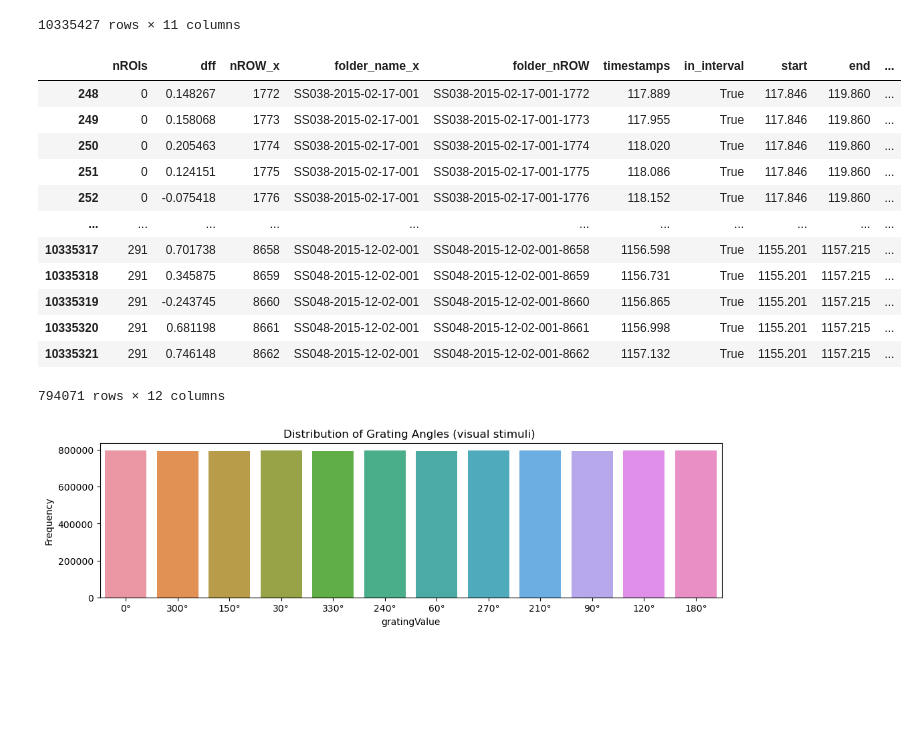
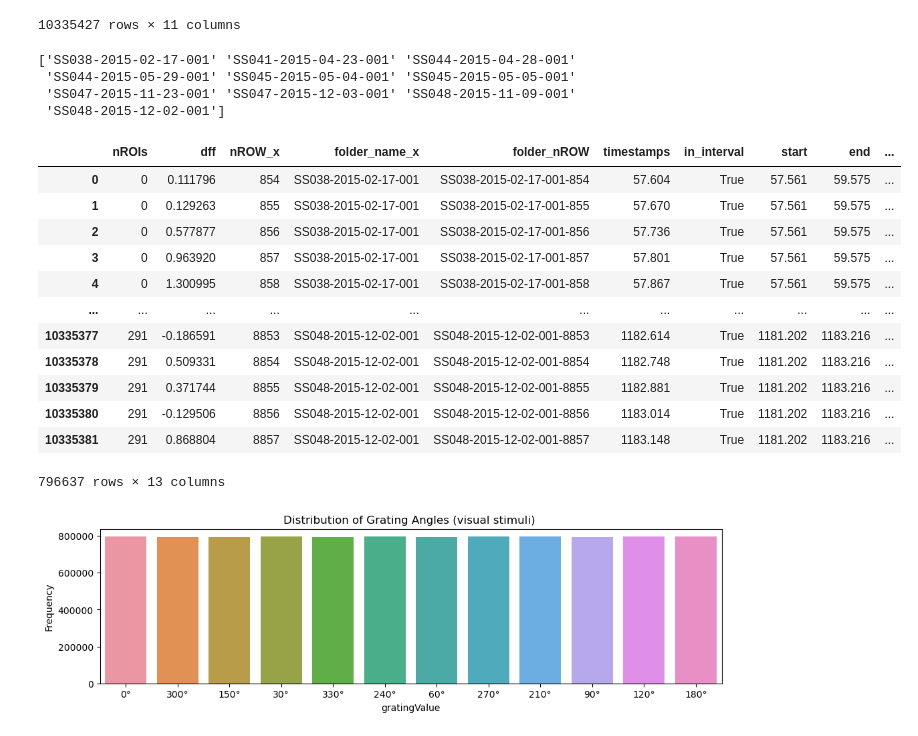
Before and after one commit to FelipeMartin9999/The_neural_encoding_of_visual_stimuli_during_different_behavioural_states, a Jupyter notebook: load_data.ipynb, the cells around one changed output. Drawn from its saved outputs; the diff is of its cells as text; code cells hidden in the pictures; blank space fills up the shorter version.

```diff
--- a/load_data.ipynb
+++ b/load_data.ipynb
@@ -818,25 +806,36 @@ merged_df
 | 10335425 | 291 | 0.264260 | 8996 | SS048-2015-12-02-001 | SS048-2015-12-02-001-8996 | 1201.693 | True | 1199.852 | 1201.866 | ... |
 | 10335426 | 291 | 0.566367 | 8997 | SS048-2015-12-02-001 | SS048-2015-12-02-001-8997 | 1201.826 | True | 1199.852 | 1201.866 | ... |
 10335427 rows × 11 columns
+# %%
+# Obtener los valores distintos de la columna 'col1'
+valores_distintos = merged_df['folder_name_x'].unique()
+
+# Imprimir los valores distintos
+print(valores_distintos)
+# %% [output]
+['SS038-2015-02-17-001' 'SS041-2015-04-23-001' 'SS044-2015-04-28-001'
+ 'SS044-2015-05-29-001' 'SS045-2015-05-04-001' 'SS045-2015-05-05-001'
+ 'SS047-2015-11-23-001' 'SS047-2015-12-03-001' 'SS048-2015-11-09-001'
+ 'SS048-2015-12-02-001']
 # %%
 # Enumerar las filas para cada interval_ID
-merged_df['interval_ID_enum'] = merged_df.groupby(['interval_ID','nROIs']).cumcount() + 1
+merged_df['interval_ID_enum'] = merged_df.groupby(['folder_name_x','nROIs','interval_ID']).cumcount() + 1
 # %%
-data=merged_df[merged_df['gratingID']==13 ]
+data=merged_df[merged_df['gratingID']==1 ]
 #data[data['interval_ID']==130 ]
 
 data
 # %% [output]
 |  | nROIs | dff | nROW_x | folder_name_x | folder_nROW | timestamps | in_interval | start | end | ... |
-| 248 | 0 | 0.148267 | 1772 | SS038-2015-02-17-001 | SS038-2015-02-17-001-1772 | 117.889 | True | 117.846 | 119.860 | ... |
-| 249 | 0 | 0.158068 | 1773 | SS038-2015-02-17-001 | SS038-2015-02-17-001-1773 | 117.955 | True | 117.846 | 119.860 | ... |
-| 250 | 0 | 0.205463 | 1774 | SS038-2015-02-17-001 | SS038-2015-02-17-001-1774 | 118.020 | True | 117.846 | 119.860 | ... |
-| 251 | 0 | 0.124151 | 1775 | SS038-2015-02-17-001 | SS038-2015-02-17-001-1775 | 118.086 | True | 117.846 | 119.860 | ... |
-| 252 | 0 | -0.075418 | 1776 | SS038-2015-02-17-001 | SS038-2015-02-17-001-1776 | 118.152 | True | 117.846 | 119.860 | ... |
+| 0 | 0 | 0.111796 | 854 | SS038-2015-02-17-001 | SS038-2015-02-17-001-854 | 57.604 | True | 57.561 | 59.575 | ... |
+| 1 | 0 | 0.129263 | 855 | SS038-2015-02-17-001 | SS038-2015-02-17-001-855 | 57.670 | True | 57.561 | 59.575 | ... |
+| 2 | 0 | 0.577877 | 856 | SS038-2015-02-17-001 | SS038-2015-02-17-001-856 | 57.736 | True | 57.561 | 59.575 | ... |
+| 3 | 0 | 0.963920 | 857 | SS038-2015-02-17-001 | SS038-2015-02-17-001-857 | 57.801 | True | 57.561 | 59.575 | ... |
+| 4 | 0 | 1.300995 | 858 | SS038-2015-02-17-001 | SS038-2015-02-17-001-858 | 57.867 | True | 57.561 | 59.575 | ... |
 | ... | ... | ... | ... | ... | ... | ... | ... | ... | ... | ... |
-| 10335317 | 291 | 0.701738 | 8658 | SS048-2015-12-02-001 | SS048-2015-12-02-001-8658 | 1156.598 | True | 1155.201 | 1157.215 | ... |
-| 10335318 | 291 | 0.345875 | 8659 | SS048-2015-12-02-001 | SS048-2015-12-02-001-8659 | 1156.731 | True | 1155.201 | 1157.215 | ... |
-| 10335319 | 291 | -0.243745 | 8660 | SS048-2015-12-02-001 | SS048-2015-12-02-001-8660 | 1156.865 | True | 1155.201 | 1157.215 | ... |
-| 10335320 | 291 | 0.681198 | 8661 | SS048-2015-12-02-001 | SS048-2015-12-02-001-8661 | 1156.998 | True | 1155.201 | 1157.215 | ... |
-| 10335321 | 291 | 0.746148 | 8662 | SS048-2015-12-02-001 | SS048-2015-12-02-001-8662 | 1157.132 | True | 1155.201 | 1157.215 | ... |
+| 10335377 | 291 | -0.186591 | 8853 | SS048-2015-12-02-001 | SS048-2015-12-02-001-8853 | 1182.614 | True | 1181.202 | 1183.216 | ... |
+| 10335378 | 291 | 0.509331 | 8854 | SS048-2015-12-02-001 | SS048-2015-12-02-001-8854 | 1182.748 | True | 1181.202 | 1183.216 | ... |
+| 10335379 | 291 | 0.371744 | 8855 | SS048-2015-12-02-001 | SS048-2015-12-02-001-8855 | 1182.881 | True | 1181.202 | 1183.216 | ... |
+| 10335380 | 291 | -0.129506 | 8856 | SS048-2015-12-02-001 | SS048-2015-12-02-001-8856 | 1183.014 | True | 1181.202 | 1183.216 | ... |
+| 10335381 | 291 | 0.868804 | 8857 | SS048-2015-12-02-001 | SS048-2015-12-02-001-8857 | 1183.148 | True | 1181.202 | 1183.216 | ... |
-794071 rows × 12 columns
+796637 rows × 13 columns
```
Also changed, not shown: parts of 12 cells of this notebook.
